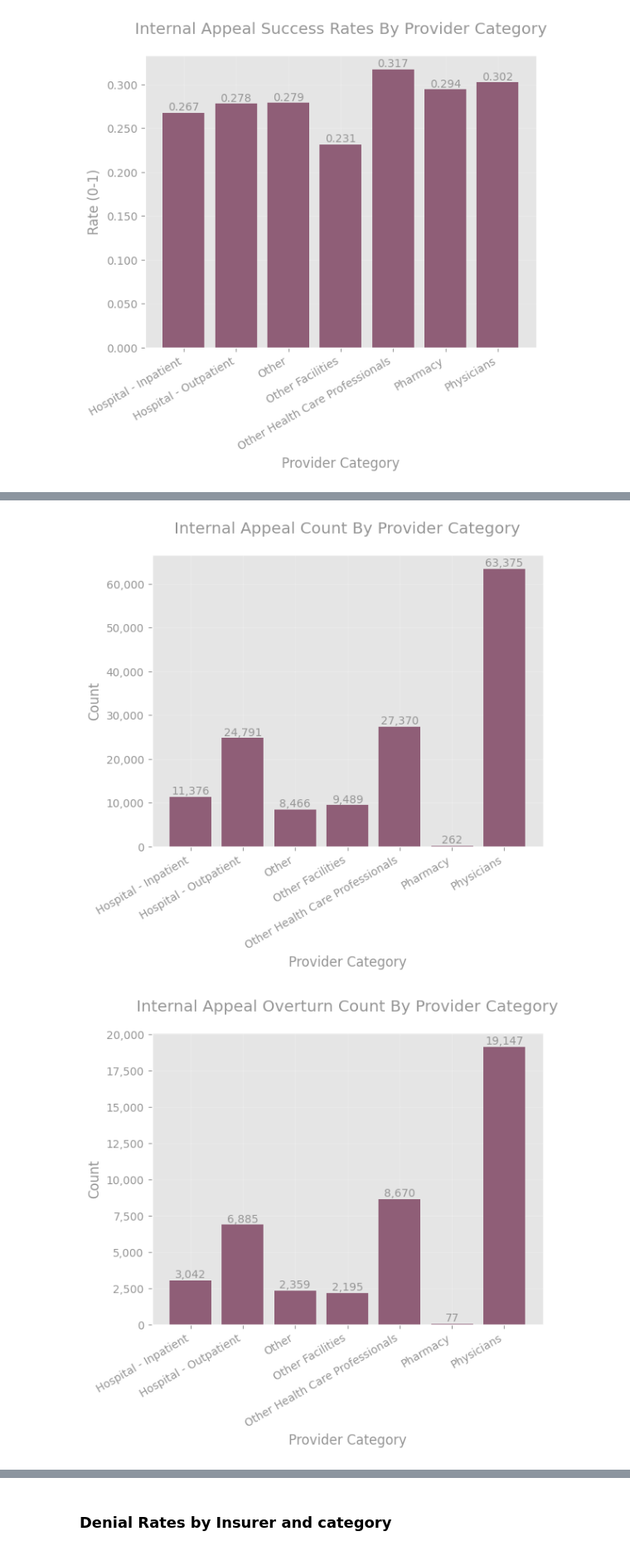
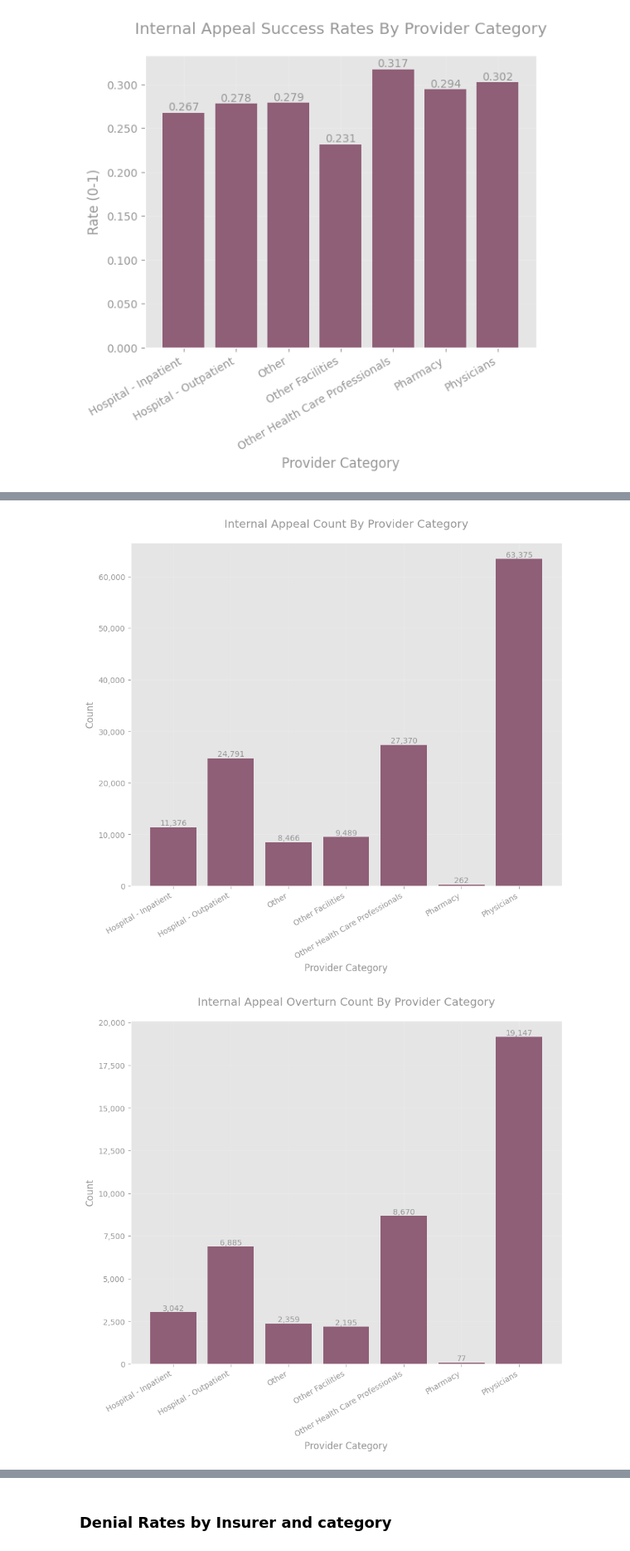
Before and after one commit to TPAFS/investigations, a Jupyter notebook: investigations/claims_denials/nys_claims_reports.ipynb, the cells around one changed output, grey strips where cells are left out. Shown at 83% size. Cells and saved outputs as stored; diff of their text form; code cells hidden in the pictures.

```diff
--- a/investigations/claims_denials/nys_claims_reports.ipynb
+++ b/investigations/claims_denials/nys_claims_reports.ipynb
@@ -94,7 +94,7 @@ def download_file(url, fname):
 # %%
 # Scrape for Relevant links
 claims_report_links = scrape_table_from_url(
-    "https://www.dfs.ny.gov/reports_and_publications/health_care_claim_reports"
+    "https://www.dfs.ny.gov/reports_and_publications/health_care_claim_reports_2022"
 )
 # %%
 # Download all files, and store their hashes and local paths
@@ -843,6 +844,7 @@ plot_bar(
     save_path=os.path.join(OUTPUT_IMAGE_DIR, "claims_by_provider_cat.png"),
     bar_label=True,
     int_vals=True,
+    figsize=(10,8)
 )
 
 
@@ -860,6 +862,7 @@ plot_bar(
     save_path=os.path.join(OUTPUT_IMAGE_DIR, "denials_by_provider_cat.png"),
     bar_label=True,
     int_vals=True,
+    figsize=(10,8)
 )
 
 
@@ -877,6 +880,7 @@ plot_bar(
     save_path=os.path.join(OUTPUT_IMAGE_DIR, "internal_appeals_by_provider_cat.png"),
     bar_label=True,
     int_vals=True,
+    figsize=(10,8)
 )
 
 bar_names = list(provider_agg["provider_category"].values)
@@ -893,5 +897,6 @@ plot_bar(
     save_path=os.path.join(OUTPUT_IMAGE_DIR, "internal_overturns_by_provider_cat.png"),
     bar_label=True,
     int_vals=True,
+    figsize=(10,8)
 )
 # %% [output]
@@ -900,2 +905,2 @@ plot_bar(
-[figure, old version]
+[figure, new version]
-[figure, old version]
+[figure, new version]
```
Also changed, not shown: parts of 10 cells of this notebook.
